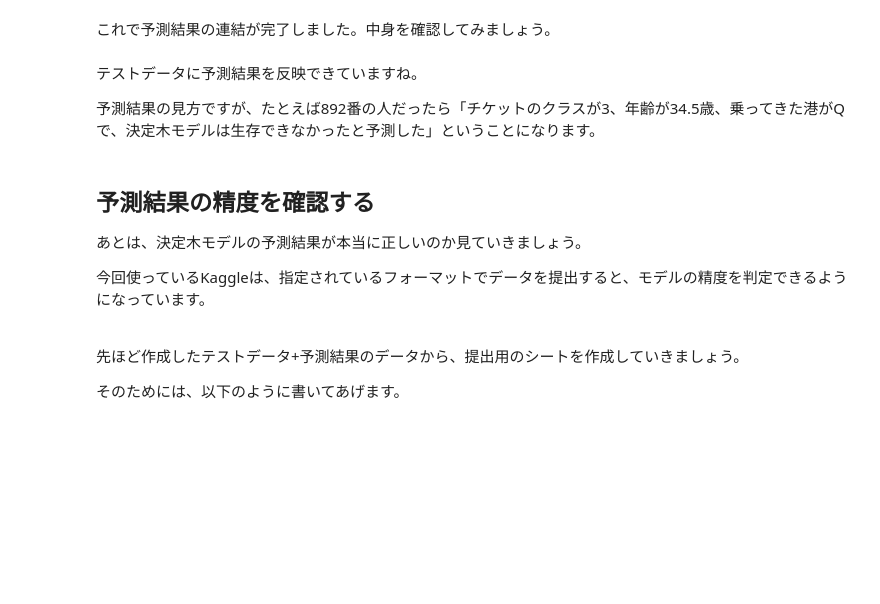
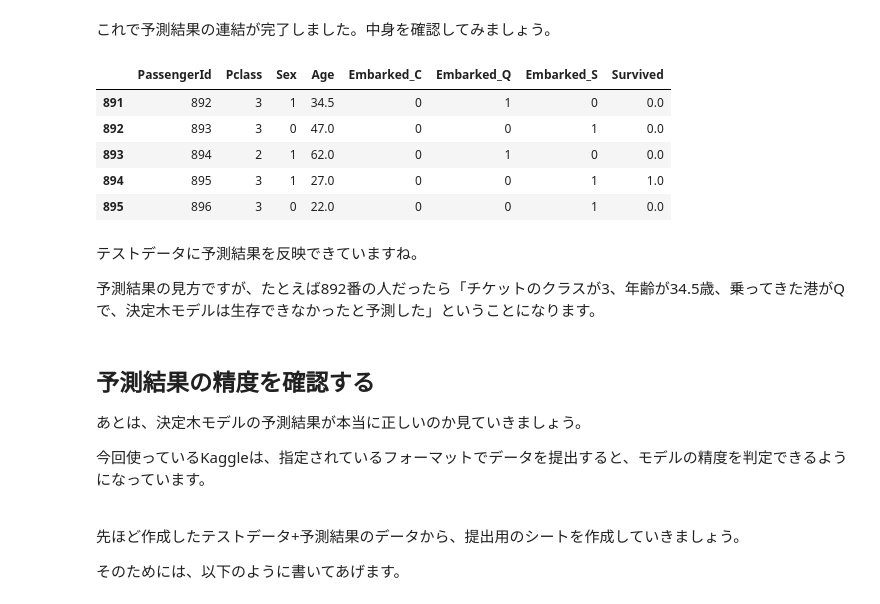
Before and after one commit to Sota6174/python-practice, a Jupyter notebook: TitanicML/titanic.ipynb, the cells around one changed output. Cells and saved outputs as stored; diff of their text form; code cells hidden in the pictures; blank space fills up the shorter version.

```diff
--- a/TitanicML/titanic.ipynb
+++ b/TitanicML/titanic.ipynb
@@ -1070,6 +1203,7 @@ Pythonで決定木を使うには、新しいライブラリ`Scikit-learn`をイ
 それには、以下の一行を書くだけOKです。
 # %%
 # 決定木モデルの準備
+model = tree.DecisionTreeClassifier()
 # %% [markdown]
 `tree.DecisionTreeClassifier()`で「決定木の分類木を使う」という意味です。
 
@@ -1099,3 +1233,4 @@ Pythonで決定木を使うには、新しいライブラリ`Scikit-learn`をイ
 準備した決定木を使って機械学習を開始するには、以下のように`model.fit()`と書いてあげます。
 # %%
 # 決定木モデルの作成
+model.fit(X_train, y_train)
@@ -1127,6 +1269,7 @@ Pythonで決定木を使うには、新しいライブラリ`Scikit-learn`をイ
 作成した機械学習モデルを使った予測もカンタンで、以下の一行を書いてあげるだけです。
 # %%
 # 作成した決定木モデルを使った予測をおこなう
+y_pred = model.predict(test)
 # %% [markdown]
 これでテストデータを使った予測が完了しました。中身を確認してみたいと思います。
 # %%
@@ -1161,0 +1325,4 @@ Pythonで決定木を使うには、新しいライブラリ`Scikit-learn`をイ
+# %%
+# 予測結果をテストデータに反映する
+print(test.head())
+test['Survived'] = y_pred
@@ -1163,6 +1339,14 @@ Pythonで決定木を使うには、新しいライブラリ`Scikit-learn`をイ
 これで予測結果の連結が完了しました。中身を確認してみましょう。
 # %%
 # テストデータの先頭5行を確認する
+test.head()
+# %% [output]
+|  | PassengerId | Pclass | Sex | Age | Embarked_C | Embarked_Q | Embarked_S | Survived |
+| 891 | 892 | 3 | 1 | 34.5 | 0 | 1 | 0 | 0.0 |
+| 892 | 893 | 3 | 0 | 47.0 | 0 | 0 | 1 | 0.0 |
+| 893 | 894 | 2 | 1 | 62.0 | 0 | 1 | 0 | 0.0 |
+| 894 | 895 | 3 | 1 | 27.0 | 0 | 0 | 1 | 1.0 |
+| 895 | 896 | 3 | 0 | 22.0 | 0 | 0 | 1 | 0.0 |
 # %% [markdown]
 テストデータに予測結果を反映できていますね。
 
```
Also changed, not shown: parts of 33 cells of this notebook, 2 other files.
